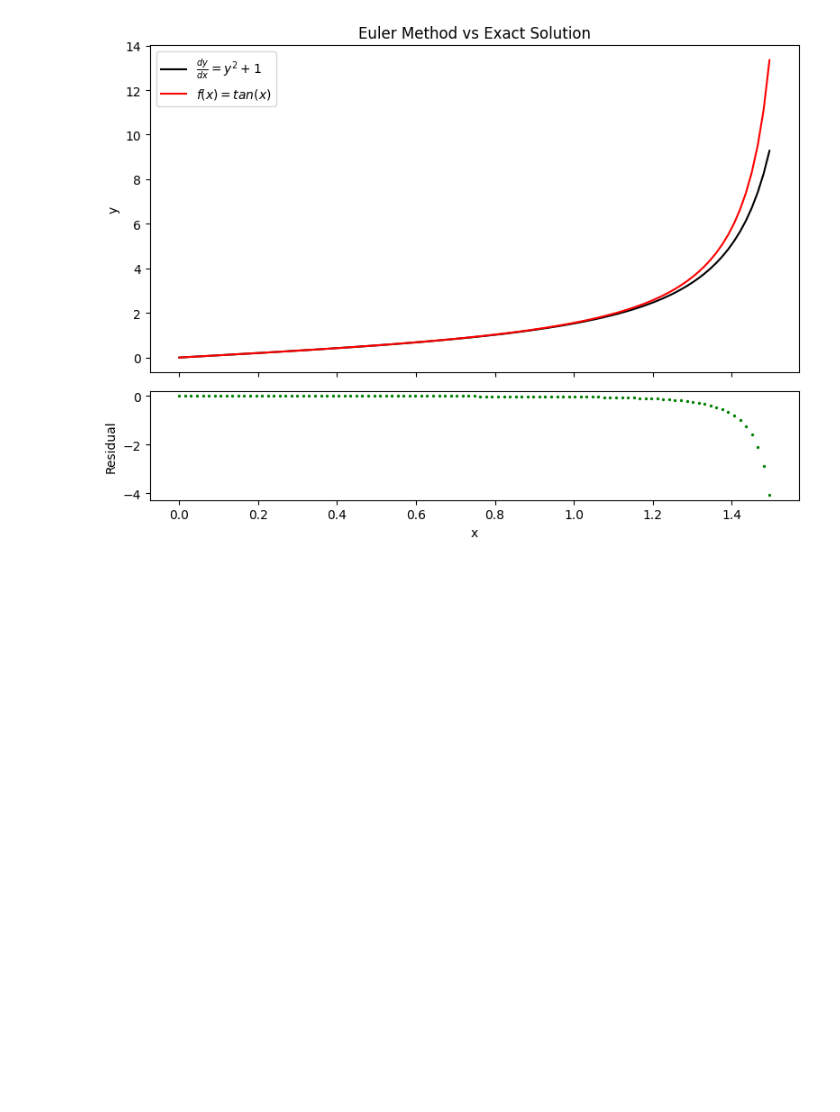
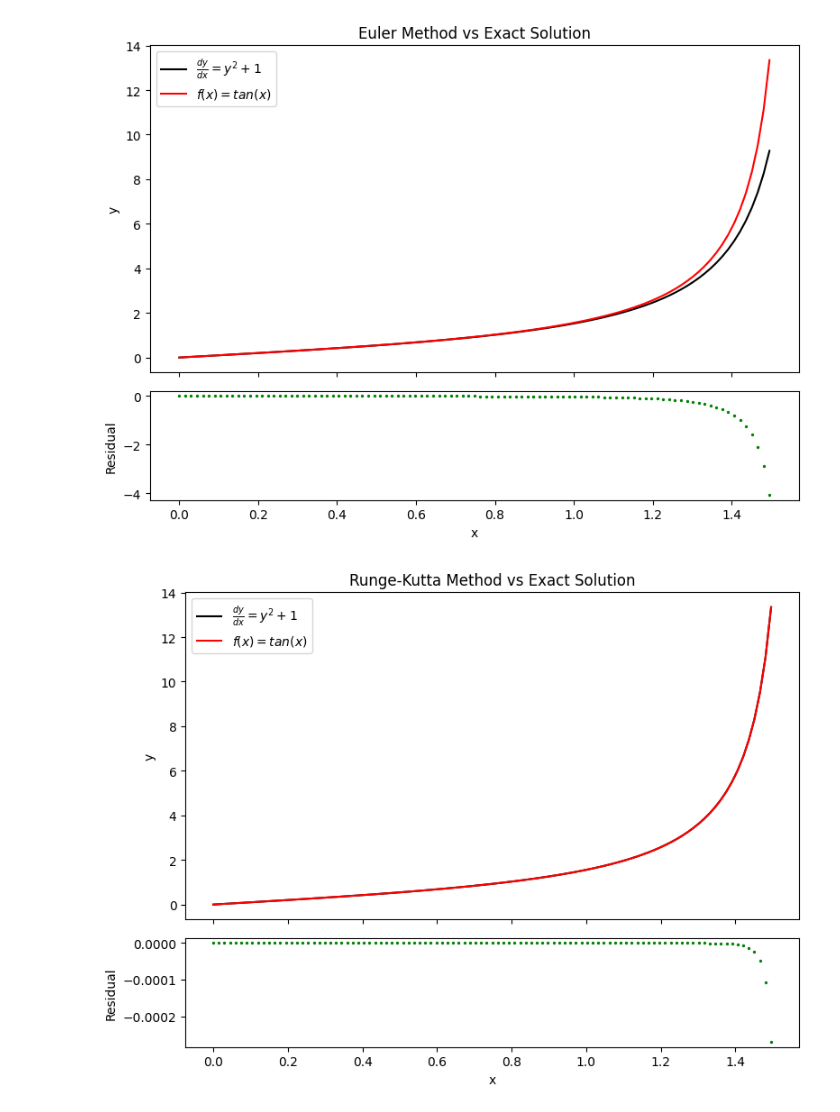
Before and after one commit to Clambert-OU/astr5900, a Jupyter notebook: hw3/hw3.ipynb, the cells around one changed output. Cells and saved outputs as stored; diff of their text form; code cells hidden in the pictures; blank space fills up the shorter version.

Commit message:
Coded Runge-Kutta method

```diff
--- a/hw3/hw3.ipynb
+++ b/hw3/hw3.ipynb
@@ -33,2 +34,42 @@ plt.show()
 # %% [output]
 [figure]
+# %%
+def runge_kutta(num_steps, h, x0, y0, f_xy):
+    x = np.array([x0])
+    y = np.array([y0])
+
+    k1 = np.array([f_xy(x0,y0)])
+    k2 = np.array([f_xy(x0+h/2, y0 + k1[0] * h/2)])
+    k3 = np.array([f_xy(x0+h/2, y0 + k2[0] * h/2)])
+    k4 = np.array([f_xy(x0+h, y0 + k3[0] * h)])
+
+    for i in range(num_steps):
+        x = np.append(x, x[-1]+h)
+        y = np.append(y, y[-1] + h/6 * (k1[-1] + 2*k2[-1] + 2*k3[-1] + k4[-1]))
+
+        k1 = np.append(k1, f_xy(x[-1],y[-1]))
+        k2 = np.append(k2, f_xy(x[-1]+h/2, y[-1] + k1[-1] * h/2))
+        k3 = np.append(k3, f_xy(x[-1]+h/2, y[-1] + k2[-1] * h/2))
+        k4 = np.append(k4, f_xy(x[-1]+h, y[-1] + k3[-1] * h))
+
+    return x, y, k1, k2, k3, k4
+# %%
+x_rk, y_rk, k1, k2, k3, k4 = runge_kutta(100,(np.pi/2.1)/100,0,0,sample_function)
+
+fig, (ax1, ax2) = plt.subplots(2, 1, figsize=(8, 6), sharex=True, gridspec_kw={'height_ratios': [3, 1]})
+
+ax1.plot(x_rk,y_rk, color='black', label=r'$\frac{dy}{dx}=y^2+1$')
+ax1.plot(x_rk,np.tan(x_rk), color='red', label=r'$f(x)=tan(x)$')
+ax1.set_ylabel('y')
+ax1.legend()
+ax1.set_title("Runge-Kutta Method vs Exact Solution")
+
+ax2.scatter(x_rk, y_rk-np.tan(x_rk), color='green', s=2)
+ax2.set_xlabel('x')
+ax2.set_ylabel('Residual')
+
+plt.tight_layout()
+
+plt.savefig('Runge-Kutta')
+# %% [output]
+[figure, added]
```
Also changed, not shown: parts of 2 cells of this notebook, 2 other files.
